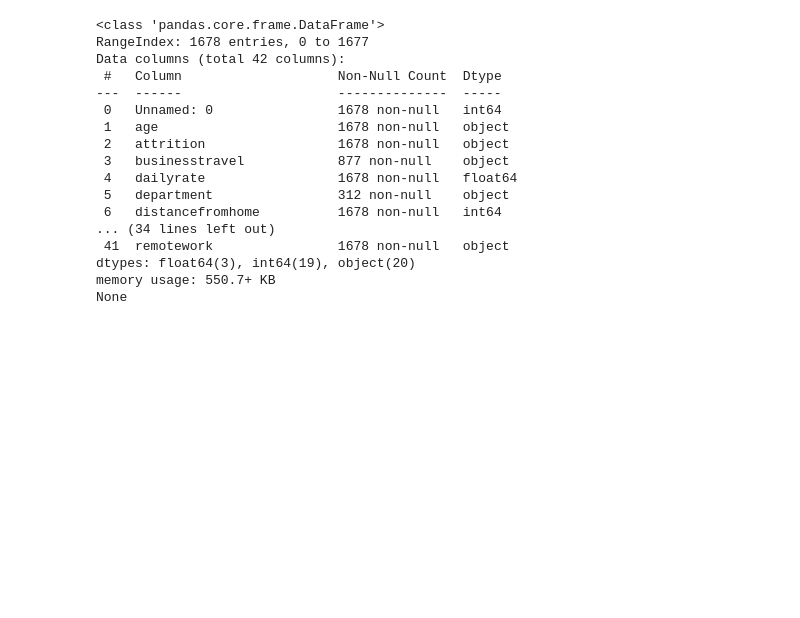
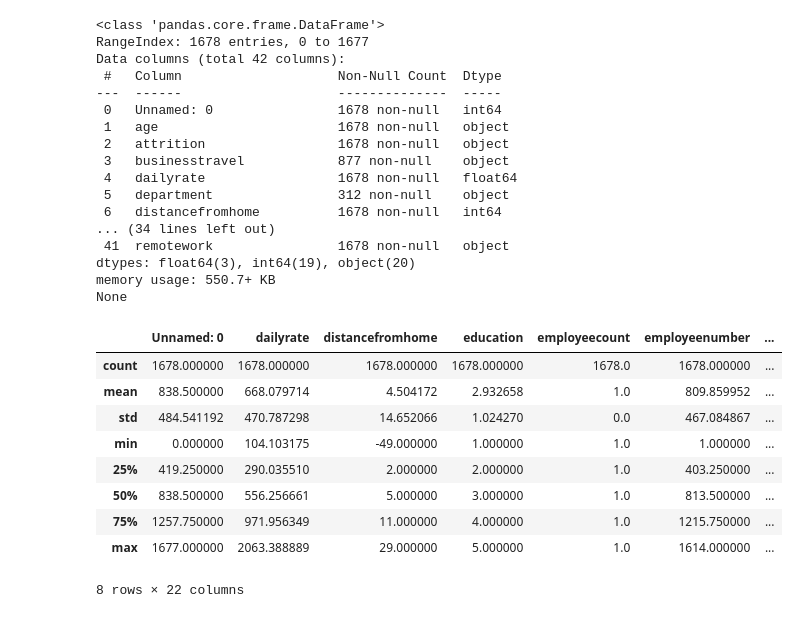
Before and after one commit to ArianaPapantonio/Final_project_module_3, a Jupyter notebook: csv-proyecto.ipynb, the cells around one changed output. Saved outputs shown, nothing was run; the diff lists cells and outputs as text; code cells hidden in the pictures; blank space fills up the shorter version.

```diff
--- a/csv-proyecto.ipynb
+++ b/csv-proyecto.ipynb
@@ -140,3 +142,18 @@ Data columns (total 42 columns):
 dtypes: float64(3), int64(19), object(20)
 memory usage: 550.7+ KB
 None
+# %%
+#utilizamos el metodo '.describe()' para sacar los principales estadísticos del DataFrame
+
+df.describe()
+# %% [output]
+|  | Unnamed: 0 | dailyrate | distancefromhome | education | employeecount | employeenumber | ... |
+| count | 1678.000000 | 1678.000000 | 1678.000000 | 1678.000000 | 1678.0 | 1678.000000 | ... |
+| mean | 838.500000 | 668.079714 | 4.504172 | 2.932658 | 1.0 | 809.859952 | ... |
+| std | 484.541192 | 470.787298 | 14.652066 | 1.024270 | 0.0 | 467.084867 | ... |
+| min | 0.000000 | 104.103175 | -49.000000 | 1.000000 | 1.0 | 1.000000 | ... |
+| 25% | 419.250000 | 290.035510 | 2.000000 | 2.000000 | 1.0 | 403.250000 | ... |
+| 50% | 838.500000 | 556.256661 | 5.000000 | 3.000000 | 1.0 | 813.500000 | ... |
+| 75% | 1257.750000 | 971.956349 | 11.000000 | 4.000000 | 1.0 | 1215.750000 | ... |
+| max | 1677.000000 | 2063.388889 | 29.000000 | 5.000000 | 1.0 | 1614.000000 | ... |
+8 rows × 22 columns
```
Also changed, not shown: parts of 9 cells of this notebook.
